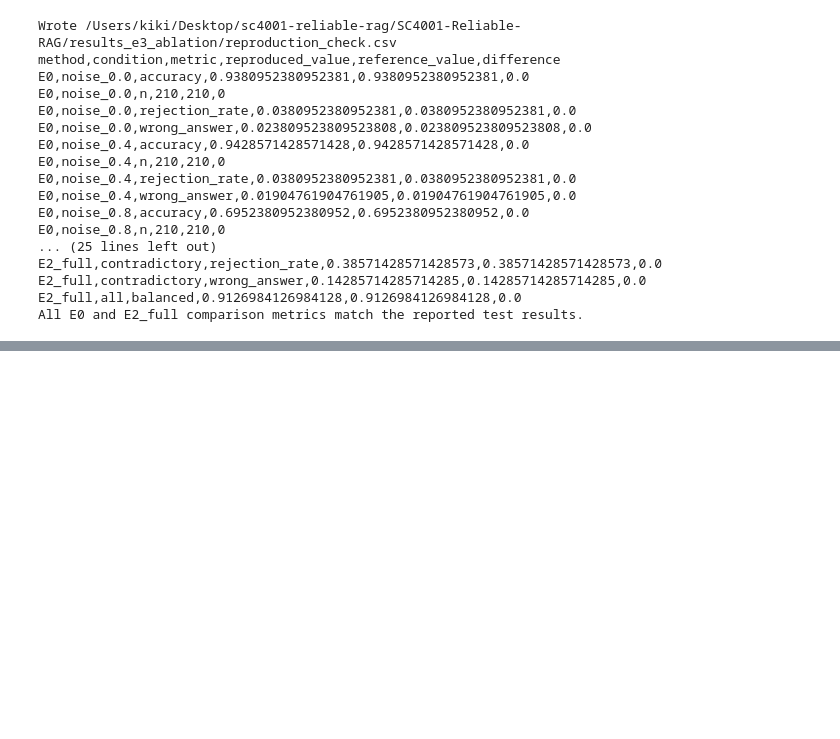
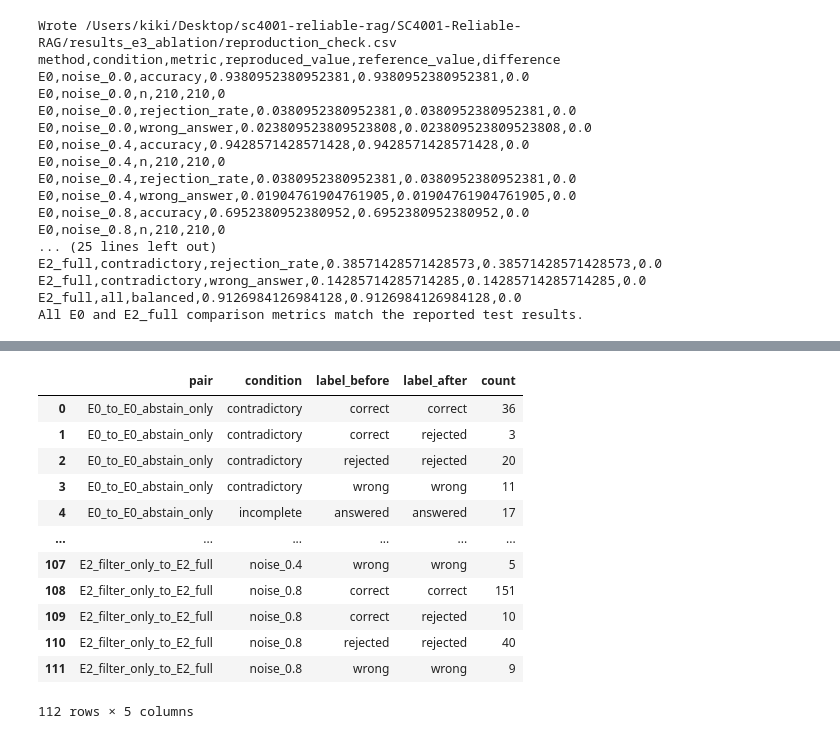
Before and after one commit to huegashi/SC4001-Reliable-RAG, a Jupyter notebook: E3_ablation.ipynb, the cells around one changed output, grey strips where cells are left out. Saved outputs shown, nothing was run; the diff lists cells and outputs as text; code cells hidden in the pictures; blank space fills up the shorter version.

Commit message:
E3: add tau tests, sweep and filter diagnostics
Co-authored-by: Copilot <223556219+Copilot@users.noreply.github.com>

```diff
--- a/E3_ablation.ipynb
+++ b/E3_ablation.ipynb
@@ -275,0 +374,66 @@ All E0 and E2_full comparison metrics match the reported test results.
+# %%
+def label(condition, pred, answer):
+    if condition == "incomplete":
+        return "refused" if reject(pred) else "answered"
+    if contains(pred, answer):
+        return "correct"
+    return "rejected" if reject(pred) else "wrong"
+
+prediction_sets = {
+    "E0": e0_predictions,
+    "E2_filter_only": e2_filter_only,
+    "E0_abstain_only": e0_abstain_only,
+    "E2_full": e2_full,
+}
+pairs = (
+    ("E0", "E2_filter_only"),
+    ("E0", "E0_abstain_only"),
+    ("E2_filter_only", "E2_full"),
+    ("E0", "E2_full"),
+)
+transition_rows = []
+changed_counts = {}
+for before_name, after_name in pairs:
+    pair_name = f"{before_name}_to_{after_name}"
+    changed_counts[pair_name] = {}
+    for condition in conditions:
+        transitions = Counter()
+        for row in test_rows[condition]:
+            key = row_key(row)
+            pred_before = prediction_sets[before_name][key]
+            pred_after = prediction_sets[after_name][key]
+            label_before = label(condition, pred_before, row["answer"])
+            label_after = label(condition, pred_after, row["answer"])
+            transitions[(label_before, label_after)] += 1
+        changed_counts[pair_name][condition] = sum(
+            prediction_sets[before_name][row_key(row)] != prediction_sets[after_name][row_key(row)]
+            for row in test_rows[condition]
+        )
+        for (label_before, label_after), count in sorted(transitions.items()):
+            transition_rows.append({
+                "pair": pair_name, "condition": condition,
+                "label_before": label_before, "label_after": label_after, "count": count,
+            })
+        target = "refused" if condition == "incomplete" else "correct"
+        before_target = sum(
+            label(condition, prediction_sets[before_name][row_key(row)], row["answer"]) == target
+            for row in test_rows[condition]
+        )
+        after_target = sum(
+            label(condition, prediction_sets[after_name][row_key(row)], row["answer"]) == target
+            for row in test_rows[condition]
+        )
+        into_target = sum(count for (old, new), count in transitions.items() if new == target)
+        out_of_target = sum(count for (old, new), count in transitions.items() if old == target)
+        assert after_target - before_target == into_target - out_of_target
+        metric = "rejection_rate" if condition == "incomplete" else "accuracy"
+        expected_difference = round((summaries[after_name][condition][metric] - summaries[before_name][condition][metric]) * len(test_rows[condition]))
+        assert after_target - before_target == expected_difference
+transition_path = E3_RESULTS / "e3_flip_transitions.csv"
+pd.DataFrame(transition_rows, columns=["pair", "condition", "label_before", "label_after", "count"]).to_csv(transition_path, index=False)
+print("Changed rows per pair and condition:")
+for pair_name, counts in changed_counts.items():
+    print(pair_name, counts, "total=", sum(counts.values()))
+print("Flip transitions:")
+display(pd.DataFrame(transition_rows).sort_values(["pair", "condition", "label_before", "label_after"]).reset_index(drop=True))
+# %% [output]
@@ -275,0 +446,13 @@ All E0 and E2_full comparison metrics match the reported test results.
+|  | pair | condition | label_before | label_after | count |
+| 0 | E0_to_E0_abstain_only | contradictory | correct | correct | 36 |
+| 1 | E0_to_E0_abstain_only | contradictory | correct | rejected | 3 |
+| 2 | E0_to_E0_abstain_only | contradictory | rejected | rejected | 20 |
+| 3 | E0_to_E0_abstain_only | contradictory | wrong | wrong | 11 |
+| 4 | E0_to_E0_abstain_only | incomplete | answered | answered | 17 |
+| ... | ... | ... | ... | ... | ... |
+| 107 | E2_filter_only_to_E2_full | noise_0.4 | wrong | wrong | 5 |
+| 108 | E2_filter_only_to_E2_full | noise_0.8 | correct | correct | 151 |
+| 109 | E2_filter_only_to_E2_full | noise_0.8 | correct | rejected | 10 |
+| 110 | E2_filter_only_to_E2_full | noise_0.8 | rejected | rejected | 40 |
+| 111 | E2_filter_only_to_E2_full | noise_0.8 | wrong | wrong | 9 |
+112 rows × 5 columns
```
Also changed, not shown: parts of 23 cells of this notebook, 8 other files.
